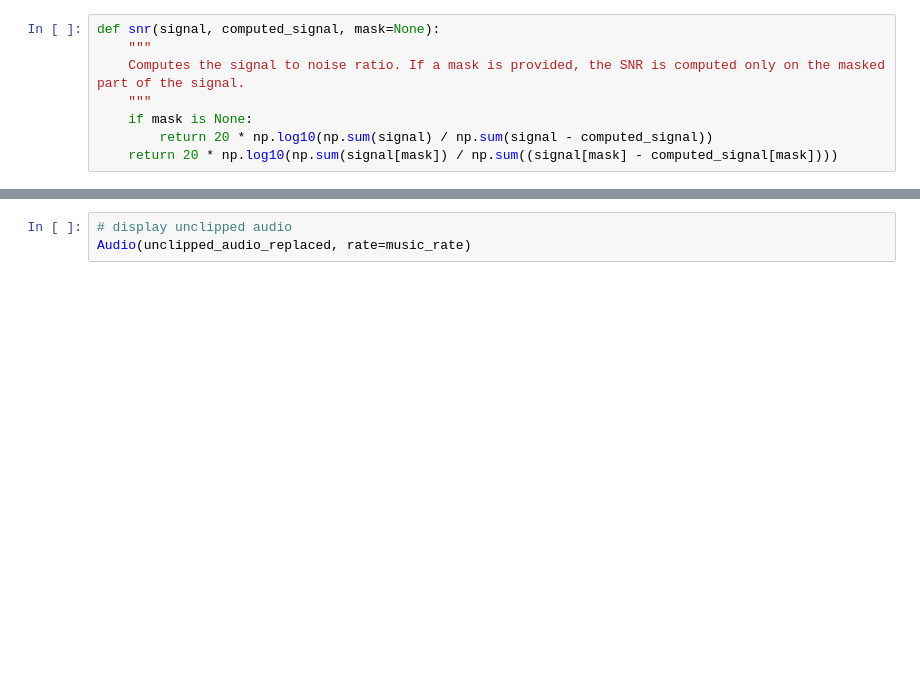
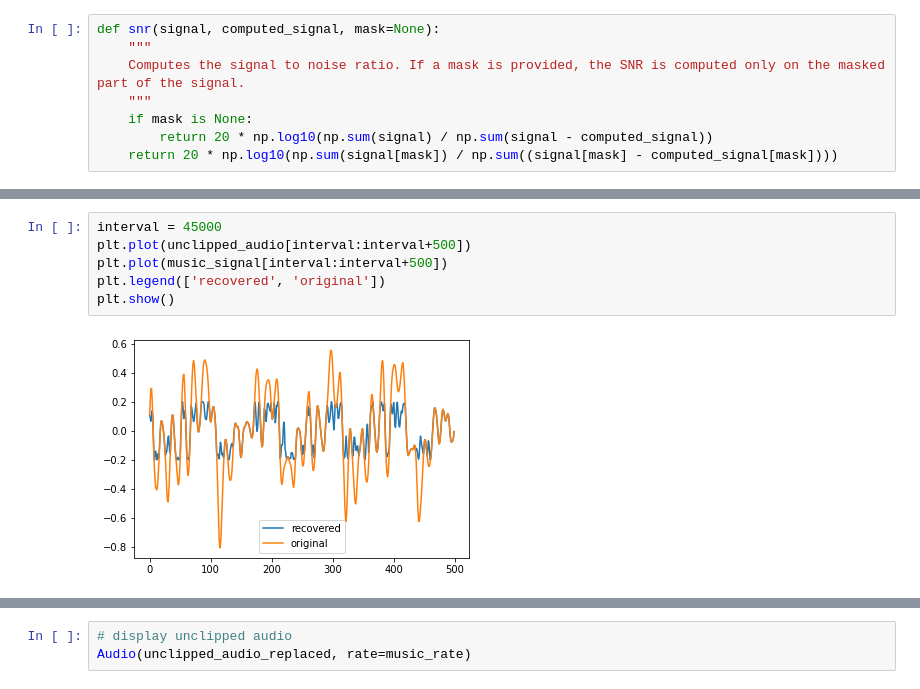
Before and after one commit to Dorin-D/signal_process_declip, a Jupyter notebook: audio_declipping.ipynb, the cells around one changed output, grey strips where cells are left out. Saved outputs shown, nothing was run; the diff lists cells and outputs as text; blank space fills up the shorter version.

```diff
--- a/audio_declipping.ipynb
+++ b/audio_declipping.ipynb
@@ -256,0 +269,8 @@ KeyboardInterrupt:
+# %%
+interval = 45000
+plt.plot(unclipped_audio[interval:interval+500])
+plt.plot(music_signal[interval:interval+500])
+plt.legend(['recovered', 'original'])
+plt.show()
+# %% [output]
+[figure, added]
```
Also changed, not shown: parts of 10 cells of this notebook.
